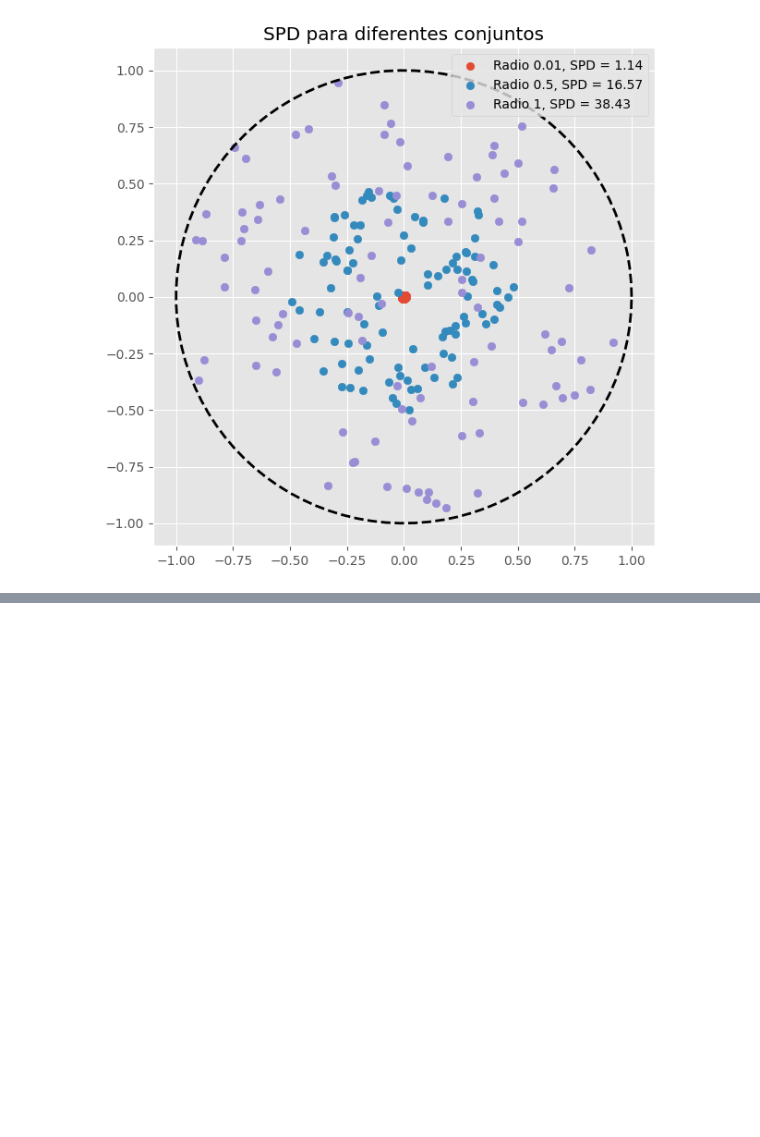
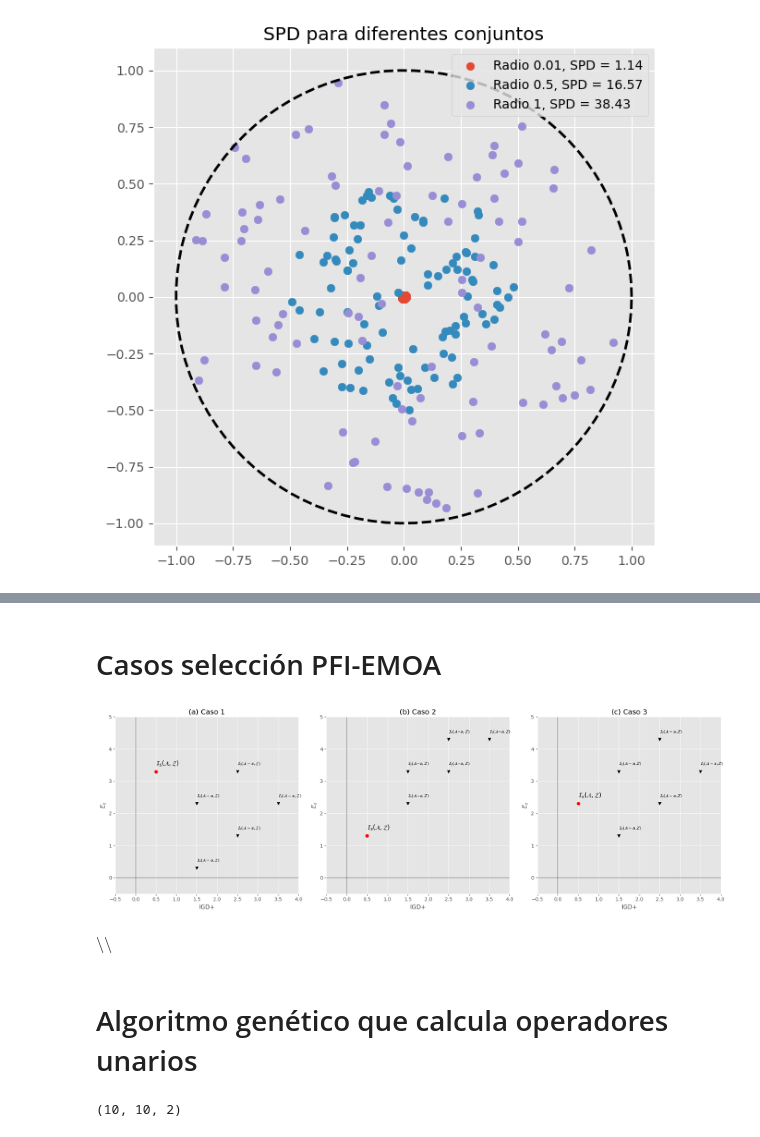
Before and after one commit to linear-regret/Tesis-Latex-LCD, a Jupyter notebook: generando_imgs_tesis.ipynb, the cells around one changed output, grey strips where cells are left out. Cells and saved outputs as stored; diff of their text form; code cells hidden in the pictures; blank space fills up the shorter version.

```diff
--- a/generando_imgs_tesis.ipynb
+++ b/generando_imgs_tesis.ipynb
@@ -1046,0 +1126,67 @@ plt.show()
+# %% [markdown]
+# Casos selección PFI-EMOA
+# %%
+import matplotlib.pyplot as plt
+import numpy as np
+
+def plot_scenarios():
+    fig, axes = plt.subplots(1, 3, figsize=(18, 6))
+
+    # Common setup for all plots
+    def setup_plot(ax, title):
+        ax.set_title(title)
+        ax.set_xlabel('IGD+')
+        ax.set_ylabel('$E_s$')
+        ax.grid(True)
+        ax.axhline(0, color='black',linewidth=0.5)
+        ax.axvline(0, color='black',linewidth=0.5)
+        ax.set_xlim(-1, 6)
+        ax.set_ylim(-1, 6)
+
+    # Caso 1
+    ax = axes[0]
+    setup_plot(ax, '(a) Caso 1')
+    ax.plot(2-1.5, 4-0.7, 'ro')  # Es(A), IGD+(\\mathcal{A}, \\mathcal{Z})
+    ax.text(2-1.5, 4.2-0.7, '$\\mathcal{I}_s(\\mathcal{A}, \\mathcal{Z})$', fontsize=12)
+    points = np.array([[3, 1], [4, 2], [5, 3], [3, 3], [4, 4]]) - np.array([1.5, 0.7])
+    ax.scatter(points[:, 0], points[:, 1], marker='v', color='black')
+    for i, point in enumerate(points):
+        ax.text(point[0], point[1]+0.2, '$\\mathcal{I}_s(\\mathcal{A} - {a}, \\mathcal{Z})$', fontsize=8)
+    ax.set_ylim(-0.5,5)
+    ax.set_xlim(-0.5,4)
+
+
+    # Caso 2
+    ax = axes[1]
+    setup_plot(ax, '(b) Caso 2')
+    ax.plot(2-1.5, 2-0.7, 'ro')  # Es(A), IGD+(\\mathcal{A}, \\mathcal{Z})
+    ax.text(2-1.5, 2.2-0.7, '$\\mathcal{I}_s(\\mathcal{A}, \\mathcal{Z})$', fontsize=12)
+    points = np.array([[3, 3], [4, 4], [5, 5], [3, 4], [4, 5]]) - np.array([1.5, 0.7])
+    ax.scatter(points[:, 0], points[:, 1], marker='v', color='black')
+    for i, point in enumerate(points):
+        ax.text(point[0], point[1]+0.2, '$\\mathcal{I}_s(\mathcal{A} \\minus {a}, Z)$', fontsize=8)
+    ax.set_ylim(-0.5,5)
+    ax.set_xlim(-0.5,4)
+
+    # Caso 3
+    ax = axes[2]
+    setup_plot(ax, '(c) Caso 3')
+    ax.plot(2-1.5, 3-0.7, 'ro')  # Es(A), IGD+(\\mathcal{A}, \\mathcal{Z})
+    ax.text(2-1.5, 3.2-0.7, '$\\mathcal{I}_s(\\mathcal{A}, \\mathcal{Z})$', fontsize=12)
+    points = np.array([[3, 2], [4, 3], [5, 4], [3, 4], [4, 5]]) - np.array([1.5, 0.7])
+    ax.scatter(points[:, 0], points[:, 1], marker='v', color='black')
+    for i, point in enumerate(points):
+        ax.text(point[0], point[1]+0.2, '$\\mathcal{I}_s(\mathcal{A} - {a}, Z)$', fontsize=8)
+
+    ax.set_ylim(-0.5,5)
+    ax.set_xlim(-0.5,4)
+    plt.tight_layout()
+    plt.savefig('../Tesis_Latex_LCD/Figuras/casos.pdf')
+
+plot_scenarios()
+# %% [output]
+[figure, added]
+# %% [markdown]
+$\setminus \setminus $
+# %% [markdown]
+# Algoritmo genético que calcula operadores unarios
@@ -1046,0 +1334,4 @@ plt.show()
+# %%
+nueva_pob.shape
+# %% [output]
+(10, 10, 2)
```
Also changed, not shown: parts of 9 cells of this notebook, 9 other files.
